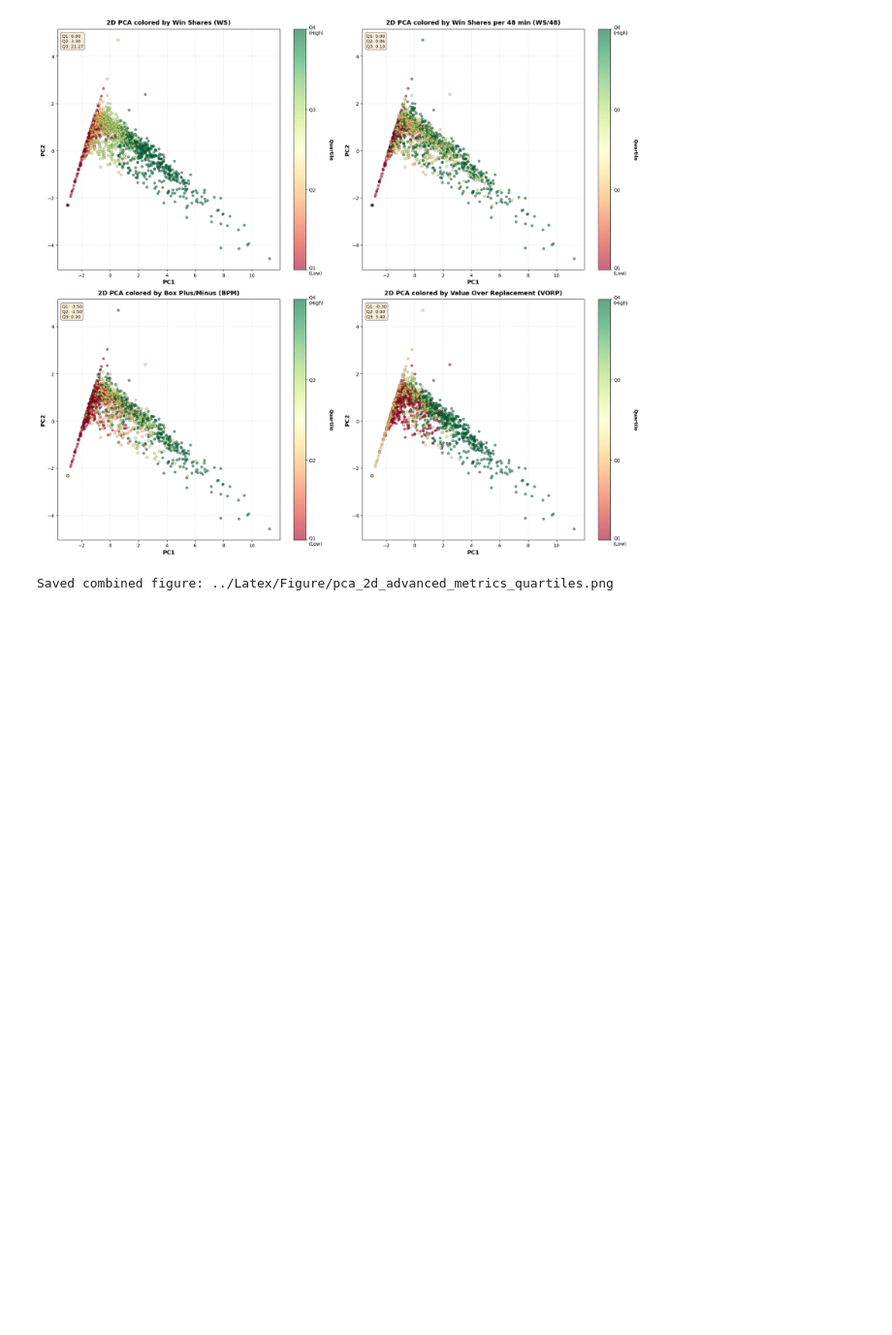
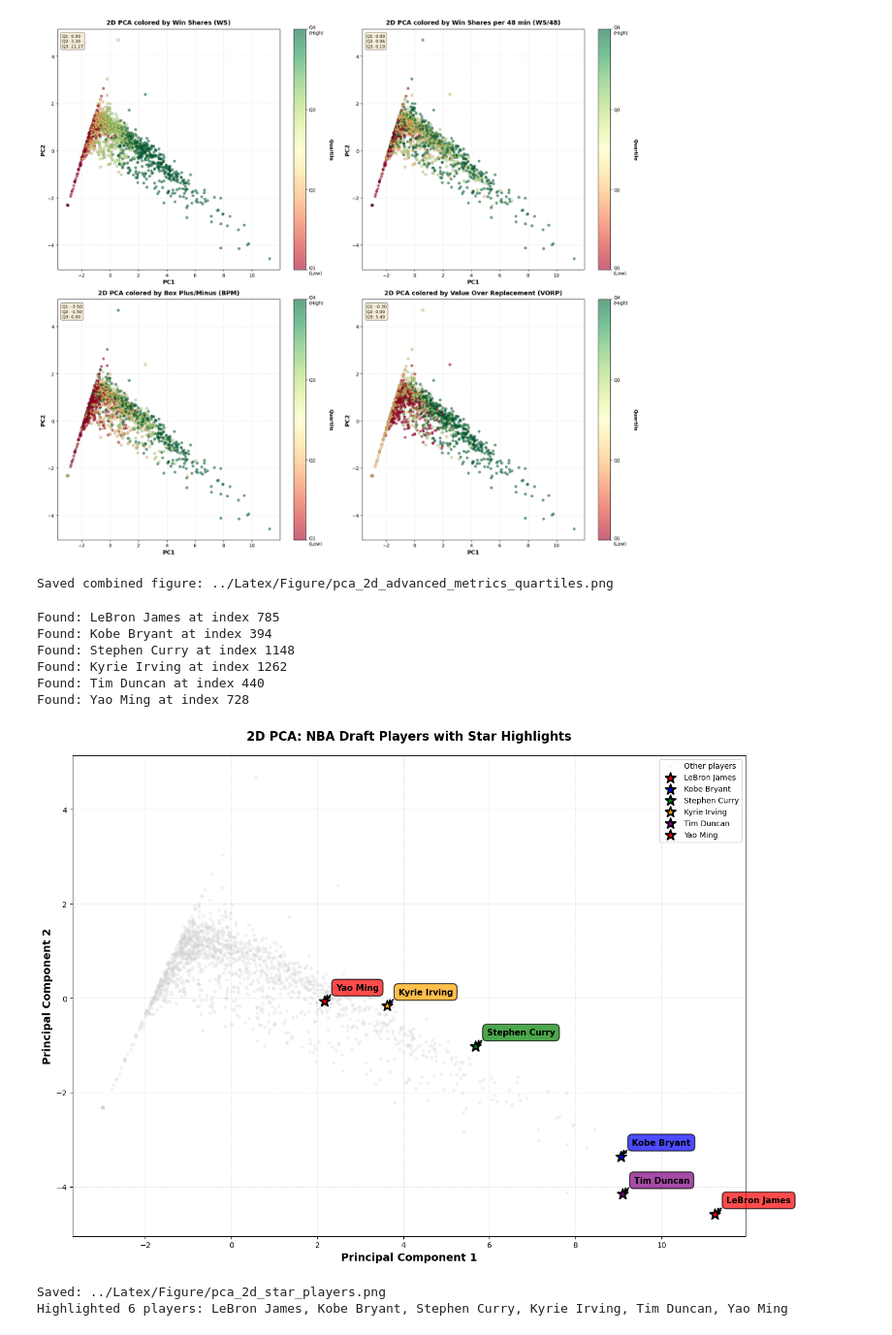
Before and after one commit to Schuyn/Unsupervised-Machine-Learning-Final-Project, a Jupyter notebook: Code/main.ipynb, the cells around one changed output. Shown at 97% size. Saved outputs shown, nothing was run; the diff lists cells and outputs as text; code cells hidden in the pictures; blank space fills up the shorter version.

Commit message:
highlight the famous players

```diff
--- a/Code/main.ipynb
+++ b/Code/main.ipynb
@@ -312,3 +312,24 @@ Value Over Replacement (VORP):
   Range: [-8.500, 142.600]
 [figure]
 Saved combined figure: ../Latex/Figure/pca_2d_advanced_metrics_quartiles.png
+# %%
+# Define star players to highlight
+star_players = ['LeBron James', 'Kobe Bryant', 'Stephen Curry', 'Kyrie Irving', 'Tim Duncan',"Yao Ming"]
+
+# Plot with highlights
+pca_analyzer.plot_2d_with_player_highlights(
+    X_train=X_train_numeric,
+    display_features=df_train[['player', 'year', 'team'] + preprocessor.advanced_metrics],
+    player_names=star_players,
+    save_name='pca_2d_star_players'
+)
+# %% [output]
+Found: LeBron James at index 785
+Found: Kobe Bryant at index 394
+Found: Stephen Curry at index 1148
+Found: Kyrie Irving at index 1262
+Found: Tim Duncan at index 440
+Found: Yao Ming at index 728
+[figure, added]
+Saved: ../Latex/Figure/pca_2d_star_players.png
+Highlighted 6 players: LeBron James, Kobe Bryant, Stephen Curry, Kyrie Irving, Tim Duncan, Yao Ming
```
Also changed, not shown: 2 other files.
